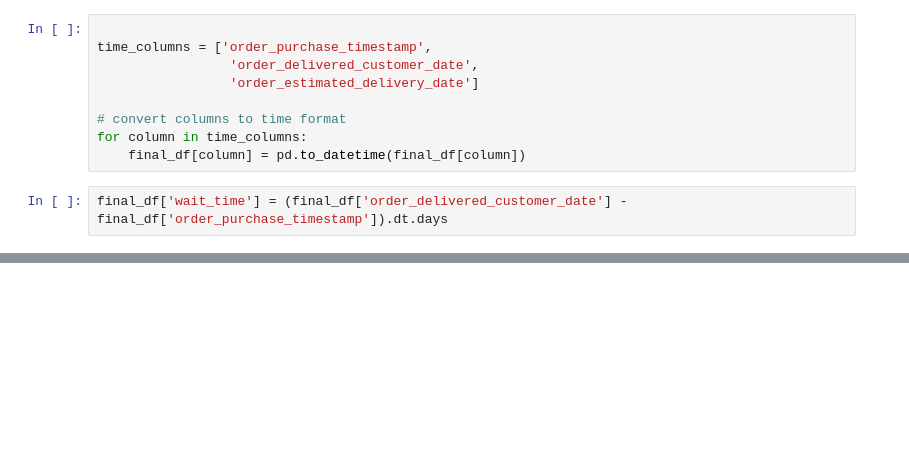
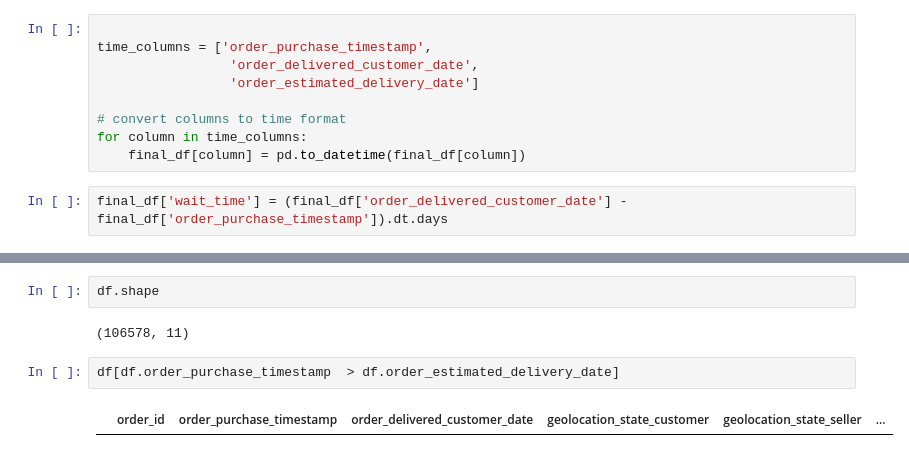
Before and after one commit to Ksyu22/olist_ecommerce, a Jupyter notebook: olist_ecommerce/notebooks/eda_delivery_prediction.ipynb, the cells around one changed output, grey strips where cells are left out. Cells and saved outputs as stored; diff of their text form; blank space fills up the shorter version.

```diff
--- a/olist_ecommerce/notebooks/eda_delivery_prediction.ipynb
+++ b/olist_ecommerce/notebooks/eda_delivery_prediction.ipynb
@@ -462,0 +553,8 @@ See the caveats in the documentation: https://pandas.pydata.org/pandas-docs/stab
+# %%
+df.shape
+# %% [output]
+(106578, 11)
+# %%
+df[df.order_purchase_timestamp  > df.order_estimated_delivery_date]
+# %% [output]
+|  | order_id | order_purchase_timestamp | order_delivered_customer_date | geolocation_state_customer | geolocation_state_seller | ... |
```
Also changed, not shown: parts of 14 cells of this notebook.
